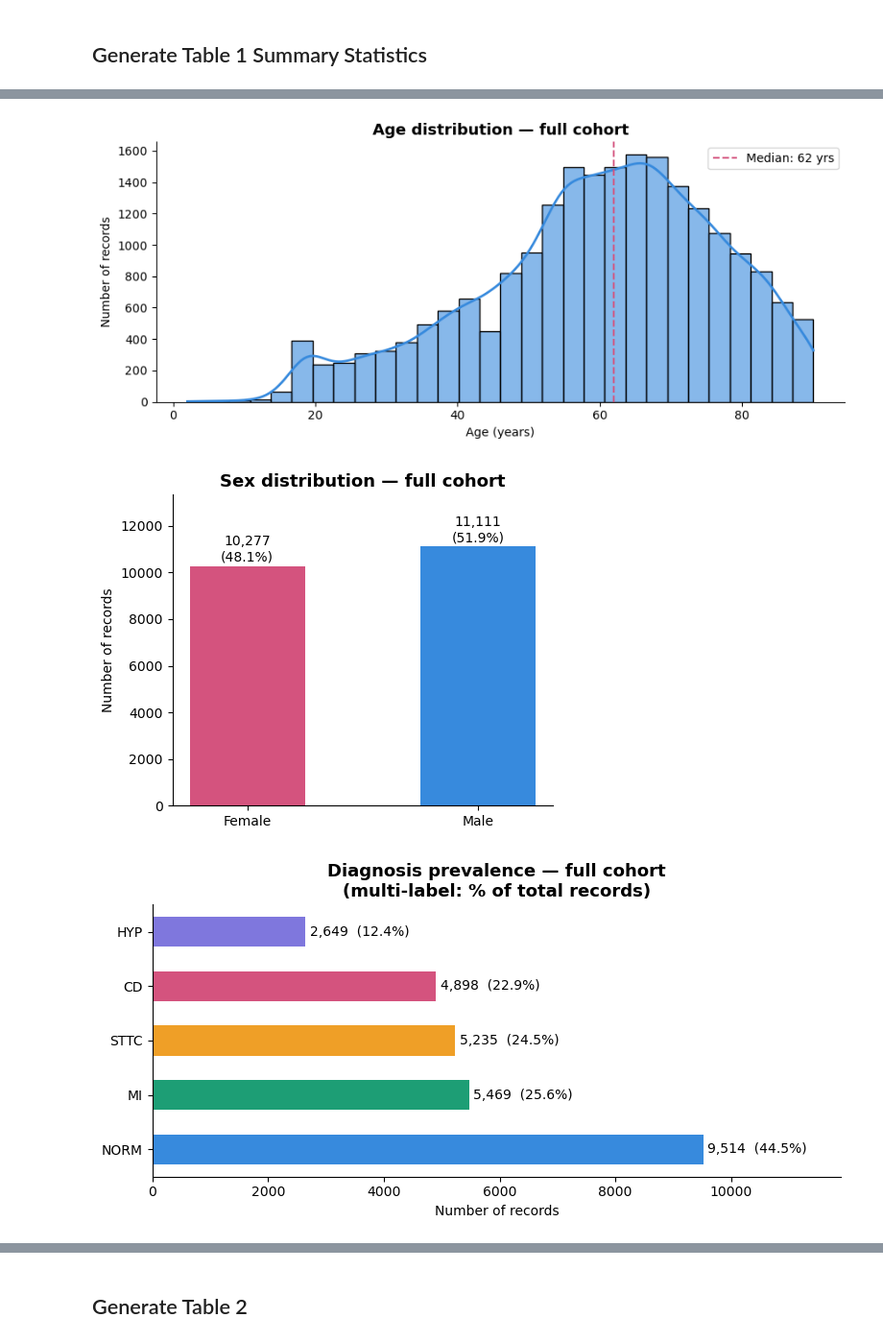
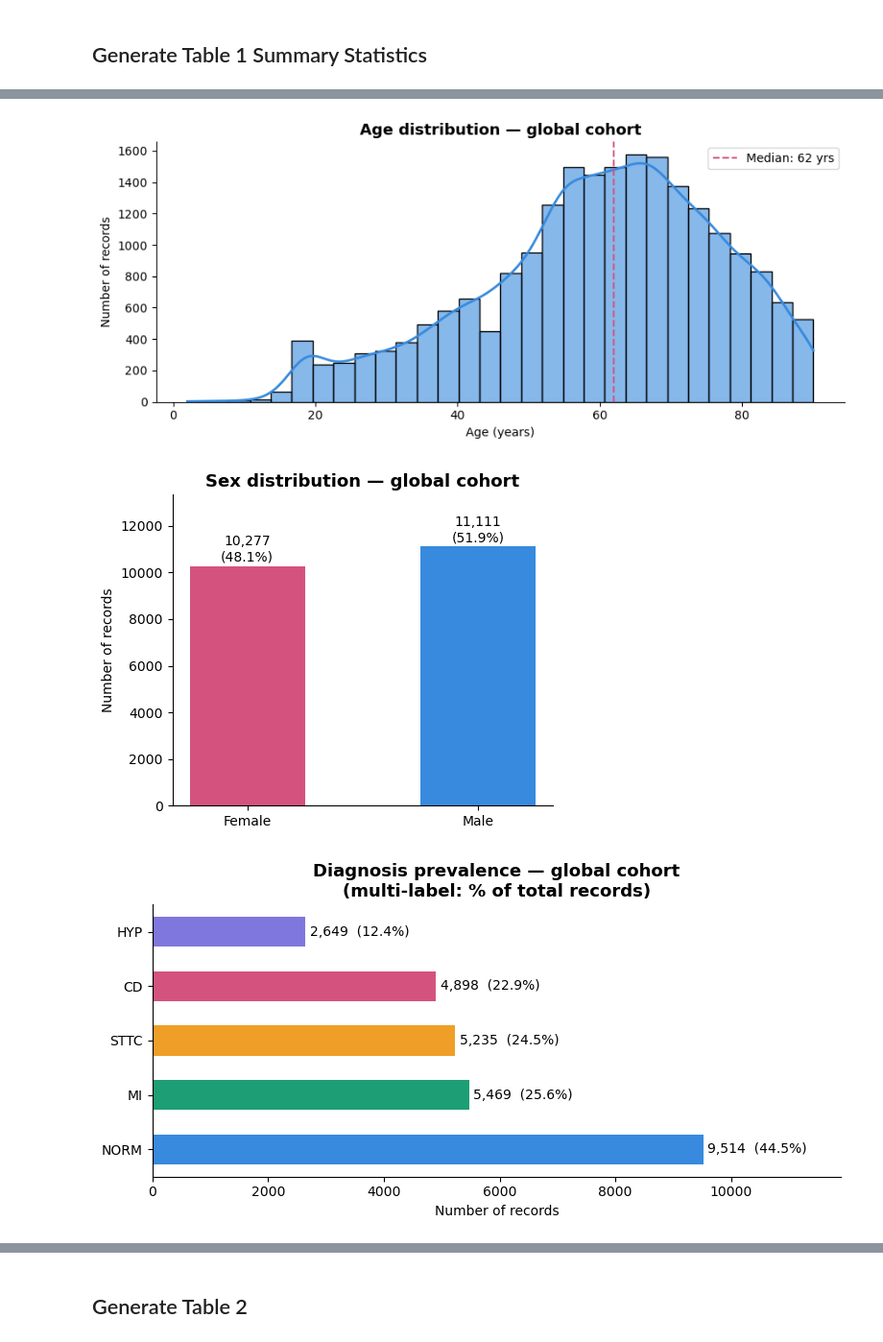
Before and after one commit to cristopher-d-delgado/ecg-ai-statistical-evaluation, a Jupyter notebook: notebooks/eda.ipynb, the cells around one changed output, grey strips where cells are left out. Shown at 96% size. Cells and saved outputs as stored; diff of their text form; code cells hidden in the pictures.

Commit message:
saved demographic figures for Table 1 stats

```diff
--- a/notebooks/eda.ipynb
+++ b/notebooks/eda.ipynb
@@ -231,7 +231,7 @@ for key, df_split in split_df.items():
     print(f"{'='*60}")
 
     summary_tables[key] = cohort_summary_stats(df_split)
-    cohort_plots[key]   = plot_cohort_summary_stats(df_split)
+    cohort_plots[key]   = plot_cohort_summary_stats(df_split, key)
 
     display(summary_tables[key])
     print("\n")
@@ -269,33 +269,33 @@ Split: TRAIN  (17,084 records)
 ============================================================
 Split: VAL  (2,146 records)
 ============================================================
 |  | Characteristic | Value |
 | 0 | Total ECG Recordings | 2,146 |
 | 1 | Unique Patients | 1,917 |
 | 2 | Age (years), mean ± SD | 60.2 ± 17.5 |
 | 3 | Age (years), median (IQR) | 62.0 (49.2–73.0) |
 | 4 | Sex: Female | 1,032 (48.1%) |
 | 5 | Sex: Male | 1,114 (51.9%) |
 | 6 | Diagnosis: NORM | 955 (44.5%) |
 | 7 | Diagnosis: MI | 540 (25.2%) |
 | 8 | Diagnosis: STTC | 528 (24.6%) |
 | 9 | Diagnosis: CD | 495 (23.1%) |
 | 10 | Diagnosis: HYP | 268 (12.5%) |
 ============================================================
 Split: TEST  (2,158 records)
 ============================================================
 |  | Characteristic | Value |
 | 0 | Total ECG Recordings | 2,158 |
 | 1 | Unique Patients | 1,877 |
 | 2 | Age (years), mean ± SD | 60.9 ± 17.6 |
 | 3 | Age (years), median (IQR) | 63.0 (50.0–74.0) |
 | 4 | Sex: Female | 1,048 (48.6%) |
 | 5 | Sex: Male | 1,110 (51.4%) |
 | 6 | Diagnosis: NORM | 963 (44.6%) |
 | 7 | Diagnosis: MI | 550 (25.5%) |
 | 8 | Diagnosis: STTC | 521 (24.1%) |
 | 9 | Diagnosis: CD | 496 (23.0%) |
 | 10 | Diagnosis: HYP | 262 (12.1%) |
-[figure, old version]
+[figure, new version]
-[figure, old version]
+[figure, new version]
-[figure, old version]
+[figure, new version]
```
Also changed, not shown: parts of 4 cells of this notebook, 17 other files.
